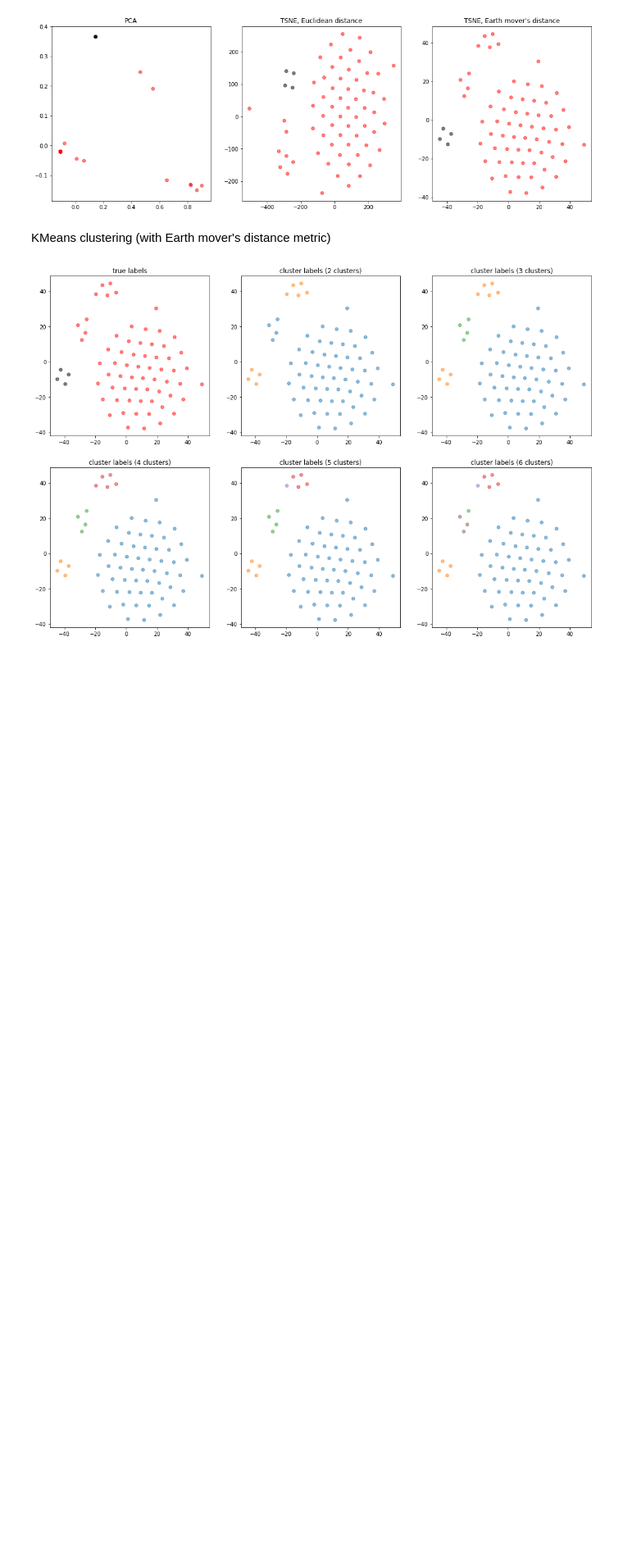
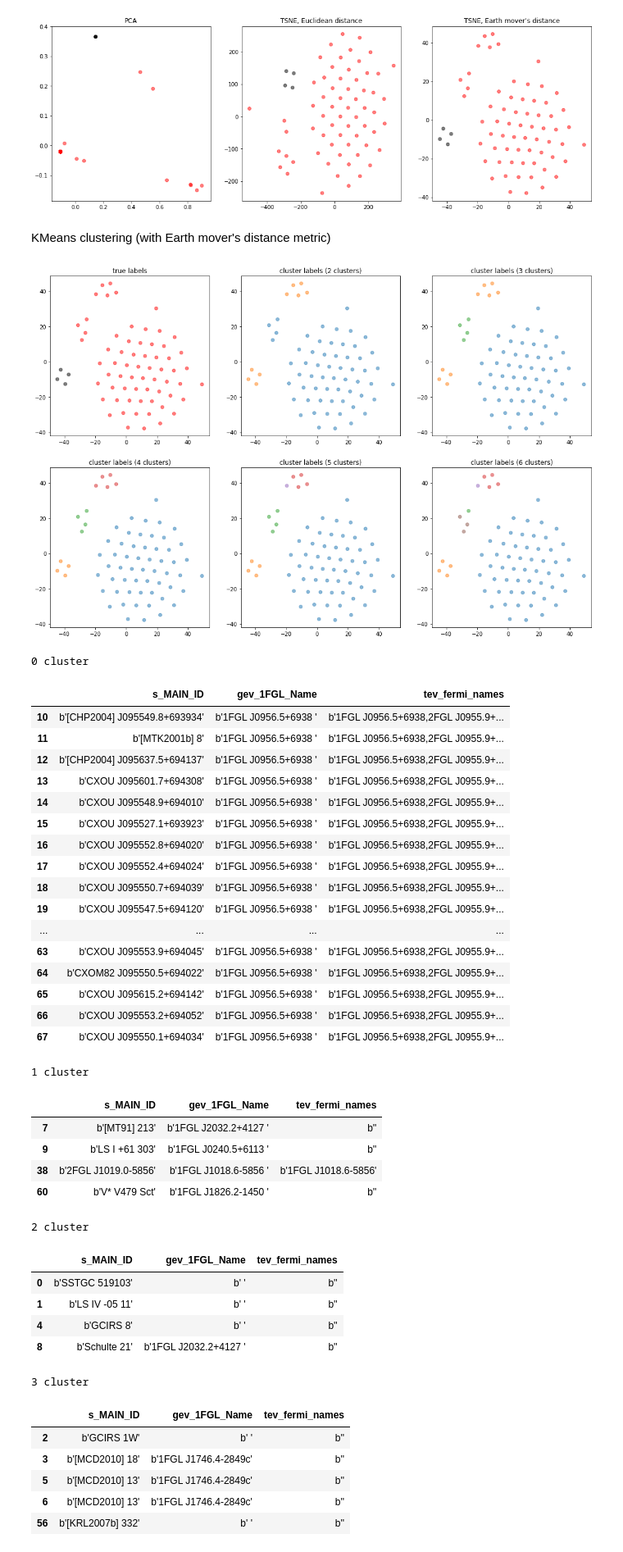
Before and after one commit to anaderi/gamma-bins, a Jupyter notebook: Spectra_EM_distance.ipynb, the cells around one changed output. Shown: that part at 82% size. Cells and saved outputs as stored; diff of their text form; code cells hidden in the pictures; blank space fills up the shorter version.

Commit message:
names in clusters

```diff
--- a/Spectra_EM_distance.ipynb
+++ b/Spectra_EM_distance.ipynb
@@ -23,5 +23,5 @@ spectra.head()
 # %%
-spectrum_columns = spectra.columns[:-2]
+spectrum_columns = spectra.columns[:-4]
 # %% [markdown]
 Computation of pairwise distances (metric - Earth mover's distance (Wasserstein distance))
 # %%
@@ -85,3 +85,51 @@ for n in range(2, 7):
 plt.show()
 # %% [output]
 [figure]
+# %%
+n = 4
+
+kmeans = cluster.KMeans(n_clusters=n, random_state=42)
+cluster_labels = kmeans.fit_predict(spectra_distances)
+
+spectra['KMeans_clusters_' + str(n)] = cluster_labels
+for i in range(n):
+    print("{} cluster".format(i))
+    display(spectra[spectra['KMeans_clusters_' + str(n)] == i][['s_MAIN_ID', 'gev_1FGL_Name', 'tev_fermi_names']])
+# %% [output]
+0 cluster
+|  | s_MAIN_ID | gev_1FGL_Name | tev_fermi_names |
+| 10 | b'[CHP2004] J095549.8+693934' | b'1FGL J0956.5+6938 ' | b'1FGL J0956.5+6938,2FGL J0955.9+... |
+| 11 | b'[MTK2001b] 8' | b'1FGL J0956.5+6938 ' | b'1FGL J0956.5+6938,2FGL J0955.9+... |
+| 12 | b'[CHP2004] J095637.5+694137' | b'1FGL J0956.5+6938 ' | b'1FGL J0956.5+6938,2FGL J0955.9+... |
+| 13 | b'CXOU J095601.7+694308' | b'1FGL J0956.5+6938 ' | b'1FGL J0956.5+6938,2FGL J0955.9+... |
+| 14 | b'CXOU J095548.9+694010' | b'1FGL J0956.5+6938 ' | b'1FGL J0956.5+6938,2FGL J0955.9+... |
+| 15 | b'CXOU J095527.1+693923' | b'1FGL J0956.5+6938 ' | b'1FGL J0956.5+6938,2FGL J0955.9+... |
+| 16 | b'CXOU J095552.8+694020' | b'1FGL J0956.5+6938 ' | b'1FGL J0956.5+6938,2FGL J0955.9+... |
+| 17 | b'CXOU J095552.4+694024' | b'1FGL J0956.5+6938 ' | b'1FGL J0956.5+6938,2FGL J0955.9+... |
+| 18 | b'CXOU J095550.7+694039' | b'1FGL J0956.5+6938 ' | b'1FGL J0956.5+6938,2FGL J0955.9+... |
+| 19 | b'CXOU J095547.5+694120' | b'1FGL J0956.5+6938 ' | b'1FGL J0956.5+6938,2FGL J0955.9+... |
+| ... | ... | ... | ... |
+| 63 | b'CXOU J095553.9+694045' | b'1FGL J0956.5+6938 ' | b'1FGL J0956.5+6938,2FGL J0955.9+... |
+| 64 | b'CXOM82 J095550.5+694022' | b'1FGL J0956.5+6938 ' | b'1FGL J0956.5+6938,2FGL J0955.9+... |
+| 65 | b'CXOU J095615.2+694142' | b'1FGL J0956.5+6938 ' | b'1FGL J0956.5+6938,2FGL J0955.9+... |
+| 66 | b'CXOU J095553.2+694052' | b'1FGL J0956.5+6938 ' | b'1FGL J0956.5+6938,2FGL J0955.9+... |
+| 67 | b'CXOU J095550.1+694034' | b'1FGL J0956.5+6938 ' | b'1FGL J0956.5+6938,2FGL J0955.9+... |
+1 cluster
+|  | s_MAIN_ID | gev_1FGL_Name | tev_fermi_names |
+| 7 | b'[MT91] 213' | b'1FGL J2032.2+4127 ' | b'' |
+| 9 | b'LS I +61 303' | b'1FGL J0240.5+6113 ' | b'' |
+| 38 | b'2FGL J1019.0-5856' | b'1FGL J1018.6-5856 ' | b'1FGL J1018.6-5856' |
+| 60 | b'V* V479 Sct' | b'1FGL J1826.2-1450 ' | b'' |
+2 cluster
+|  | s_MAIN_ID | gev_1FGL_Name | tev_fermi_names |
+| 0 | b'SSTGC 519103' | b' ' | b'' |
+| 1 | b'LS IV -05 11' | b' ' | b'' |
+| 4 | b'GCIRS 8' | b' ' | b'' |
+| 8 | b'Schulte 21' | b'1FGL J2032.2+4127 ' | b'' |
+3 cluster
+|  | s_MAIN_ID | gev_1FGL_Name | tev_fermi_names |
+| 2 | b'GCIRS 1W' | b' ' | b'' |
+| 3 | b'[MCD2010] 18' | b'1FGL J1746.4-2849c' | b'' |
+| 5 | b'[MCD2010] 13' | b'1FGL J1746.4-2849c' | b'' |
+| 6 | b'[MCD2010] 13' | b'1FGL J1746.4-2849c' | b'' |
+| 56 | b'[KRL2007b] 332' | b' ' | b'' |
```
Also changed, not shown: parts of 3 cells of this notebook, 2 other files.
